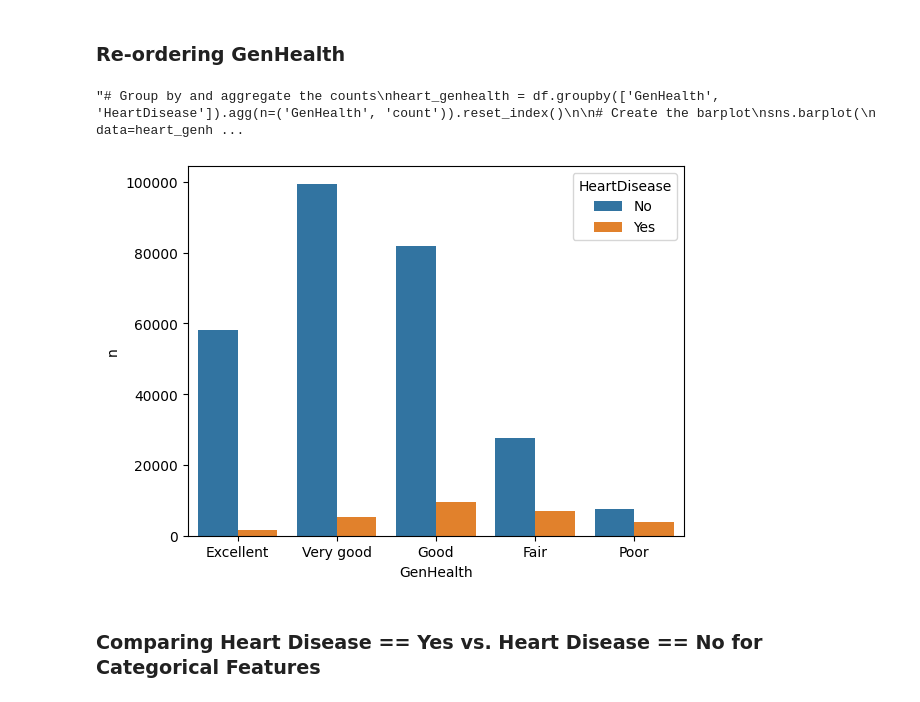
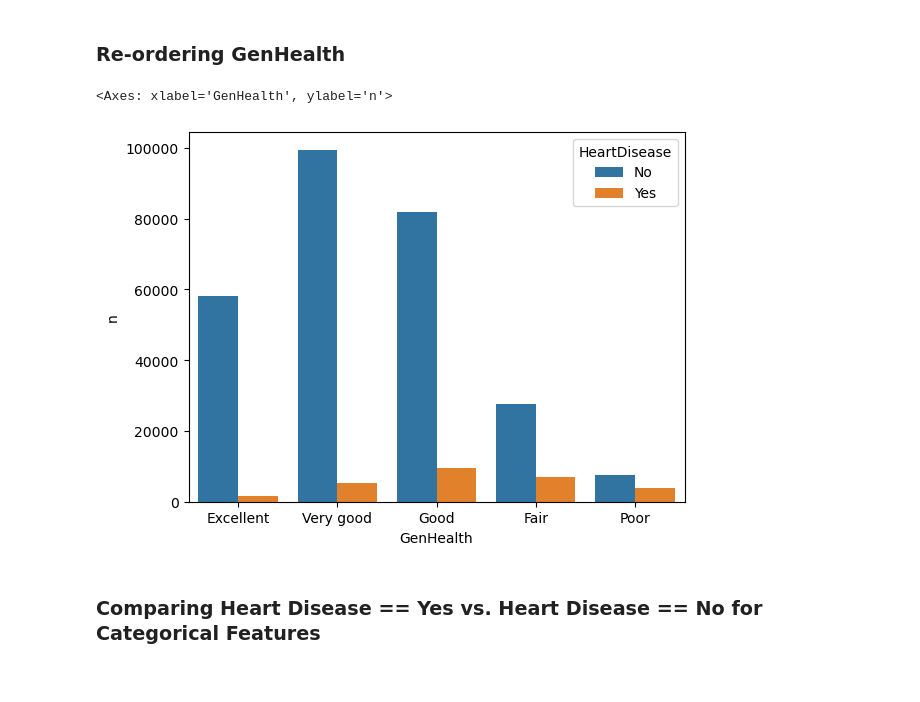
Before and after one commit to mh2025rice/dsci-303, a Jupyter notebook: DSCI_303_FINAL_VERSION_Heart_Disease_Project.ipynb, the cells around one changed output. Cells and saved outputs as stored; diff of their text form; code cells hidden in the pictures.

```diff
--- a/DSCI_303_FINAL_VERSION_Heart_Disease_Project.ipynb
+++ b/DSCI_303_FINAL_VERSION_Heart_Disease_Project.ipynb
@@ -176,28 +175,28 @@ Categories (13, object): ['18-24' < '25-29' < '30-34' < '35-39' ... '65-69' < '7
 # %% [markdown]
 ### Re-ordering GenHealth
 # %%
-heart_genhealth = df.groupby(['GenHealth', 'HeartDisease'], ).agg(n = ('GenHealth', 'count'))
+'''heart_genhealth = df.groupby(['GenHealth', 'HeartDisease'], ).agg(n = ('GenHealth', 'count'))
 heart_genhealth
 
 sns.barplot(heart_genhealth, x= 'GenHealth', y = 'n', hue = 'HeartDisease',
-            order = ['Excellent', 'Very good', 'Good', 'Fair', 'Poor'])
+            order = ['Excellent', 'Very good', 'Good', 'Fair', 'Poor'])'''
 
 
 ### RUN THIS CODE IN JUPYTER NOTEBOOK, THE ABOVE CODE WILL NOT WORK:
-'''# Group by and aggregate the counts
+# Group by and aggregate the counts
 heart_genhealth = df.groupby(['GenHealth', 'HeartDisease']).agg(n=('GenHealth', 'count')).reset_index()
 
 # Create the barplot
 sns.barplot(
     data=heart_genhealth,
     x='GenHealth',
     y='n',
     hue='HeartDisease',
     order=['Excellent', 'Very good', 'Good', 'Fair', 'Poor']
-)'''
+)
 # %% [output]
-"# Group by and aggregate the counts\nheart_genhealth = df.groupby(['GenHealth', 'HeartDisease']).agg(n=('GenHealth', 'count')).reset_index()\n\n# Create the barplot\nsns.barplot(\n    data=heart_genh ...
+<Axes: xlabel='GenHealth', ylabel='n'>
-[figure, old version]
+[figure, new version]
 # %% [markdown]
 ### Comparing Heart Disease == Yes vs. Heart Disease == No for Categorical Features
 # %%
```
Also changed, not shown: parts of 18 cells of this notebook.
